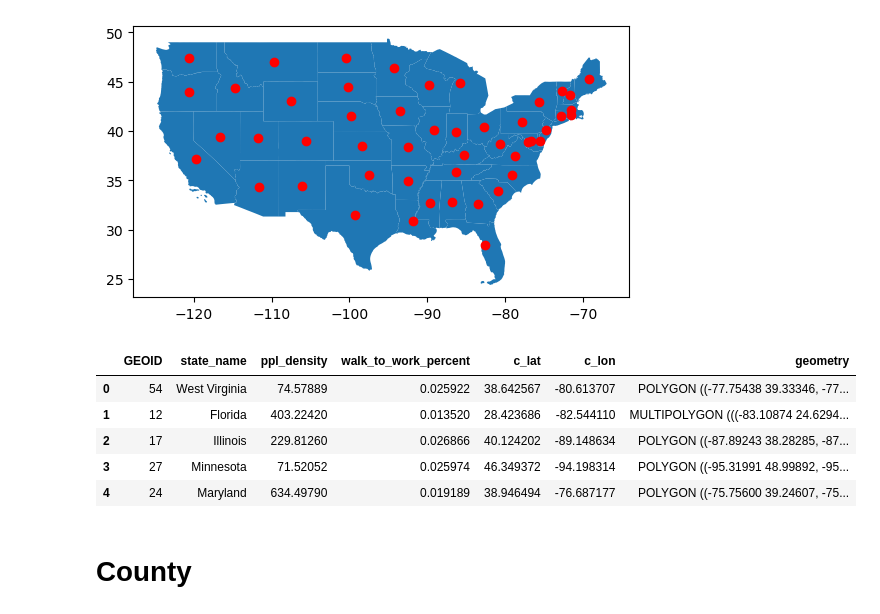
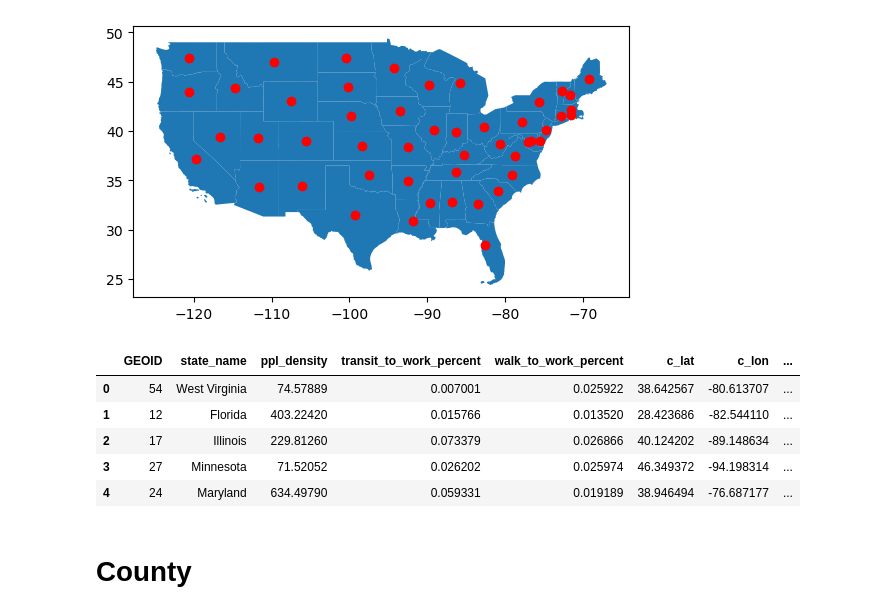
Before and after one commit to makeabilitylab/altgeoviz, a Jupyter notebook: notebooks/population_density_data.ipynb, the cells around one changed output. Drawn from its saved outputs; the diff is of its cells as text; code cells hidden in the pictures.

```diff
--- a/notebooks/population_density_data.ipynb
+++ b/notebooks/population_density_data.ipynb
@@ -63,13 +63,15 @@ state_pop = state_pop[['Geo_FIPS', 'SE_A00002_002']]
 state_pop = state_pop.rename(columns = {'Geo_FIPS':'GEOID', 'SE_A00002_002':'ppl_density'})
 # %%
 #read in state walk to work data
-state_walk = pd.read_csv('../data/csv/ACS2022-state-walk-to-work.csv')
+state_work = pd.read_csv('../data/csv/ACS2022-state-walk-to-work.csv')
 #only get GEOID and SE_A09005_001,SE_A09005_006
-state_walk = state_walk[['Geo_FIPS', 'SE_A09005_001','SE_A09005_006']]
+state_work = state_work[['Geo_FIPS', 'SE_A09005_001','SE_A09005_003','SE_A09005_006']]
 #change name to GEOID, working_ppl, walk_to_work_ppl
-state_walk = state_walk.rename(columns = {'Geo_FIPS':'GEOID', 'SE_A09005_001':'working_ppl', 'SE_A09005_006':'walk_to_work_ppl'})
+state_work= state_work.rename(columns = {'Geo_FIPS':'GEOID', 'SE_A09005_001':'working_ppl', 'SE_A09005_003':'transit_to_work_ppl','SE_A09005_006':'walk_to_work_ppl'})
 #create a new column walk_to_work_percent
-state_walk['walk_to_work_percent'] = state_walk['walk_to_work_ppl']/state_walk['working_ppl']
-state_walk = state_walk[['GEOID', 'walk_to_work_percent']]
-state_walk.head()
+state_work['walk_to_work_percent'] = state_work['walk_to_work_ppl']/state_work['working_ppl']
+#create a new column transit_to_work_percent
+state_work['transit_to_work_percent'] = state_work['transit_to_work_ppl']/state_work['working_ppl']
+state_work = state_work[['GEOID', 'transit_to_work_percent', 'walk_to_work_percent']]
+state_work.head()
 # %% [output]
@@ -83,6 +85,6 @@ state_walk.head()
 #merge state_geo and state_pop
 state = state_geo.merge(state_pop, on='GEOID')
 #merge state and state_walk
-state = state.merge(state_walk, on='GEOID')
+state = state.merge(state_work, on='GEOID')
 state.head()
 # %% [output]
@@ -138,15 +140,15 @@ state.centroid.plot(ax = state.plot(), color = 'red')
 [figure]
 # %%
 # change the column order to have geometry at the end
-state = state[['GEOID', 'state_name', 'ppl_density', 'walk_to_work_percent', 'c_lat', 'c_lon', 'geometry']]
+state = state[['GEOID', 'state_name', 'ppl_density',  'transit_to_work_percent',  'walk_to_work_percent', 'c_lat', 'c_lon', 'geometry']]
 state.head()
 # %% [output]
-|  | GEOID | state_name | ppl_density | walk_to_work_percent | c_lat | c_lon | geometry |
-| 0 | 54 | West Virginia | 74.57889 | 0.025922 | 38.642567 | -80.613707 | POLYGON ((-77.75438 39.33346, -77... |
-| 1 | 12 | Florida | 403.22420 | 0.013520 | 28.423686 | -82.544110 | MULTIPOLYGON (((-83.10874 24.6294... |
-| 2 | 17 | Illinois | 229.81260 | 0.026866 | 40.124202 | -89.148634 | POLYGON ((-87.89243 38.28285, -87... |
-| 3 | 27 | Minnesota | 71.52052 | 0.025974 | 46.349372 | -94.198314 | POLYGON ((-95.31991 48.99892, -95... |
-| 4 | 24 | Maryland | 634.49790 | 0.019189 | 38.946494 | -76.687177 | POLYGON ((-75.75600 39.24607, -75... |
+|  | GEOID | state_name | ppl_density | transit_to_work_percent | walk_to_work_percent | c_lat | c_lon | ... |
+| 0 | 54 | West Virginia | 74.57889 | 0.007001 | 0.025922 | 38.642567 | -80.613707 | ... |
+| 1 | 12 | Florida | 403.22420 | 0.015766 | 0.013520 | 28.423686 | -82.544110 | ... |
+| 2 | 17 | Illinois | 229.81260 | 0.073379 | 0.026866 | 40.124202 | -89.148634 | ... |
+| 3 | 27 | Minnesota | 71.52052 | 0.026202 | 0.025974 | 46.349372 | -94.198314 | ... |
+| 4 | 24 | Maryland | 634.49790 | 0.059331 | 0.019189 | 38.946494 | -76.687177 | ... |
 # %%
 #export to shapefile
 state.to_file('../data/processed/00_state/state.shp')
```
Also changed, not shown: parts of 15 cells of this notebook, 4 other files.
